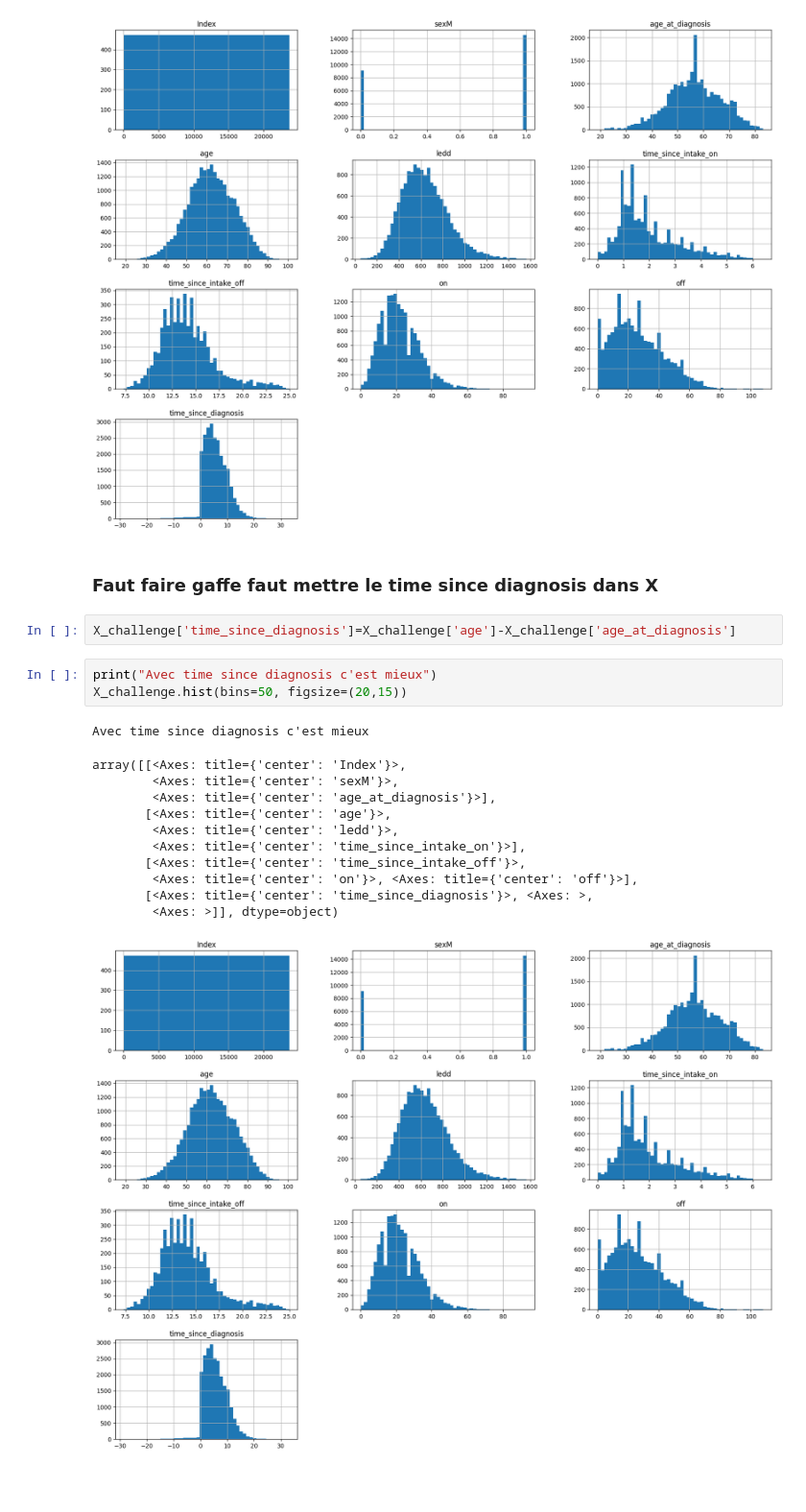
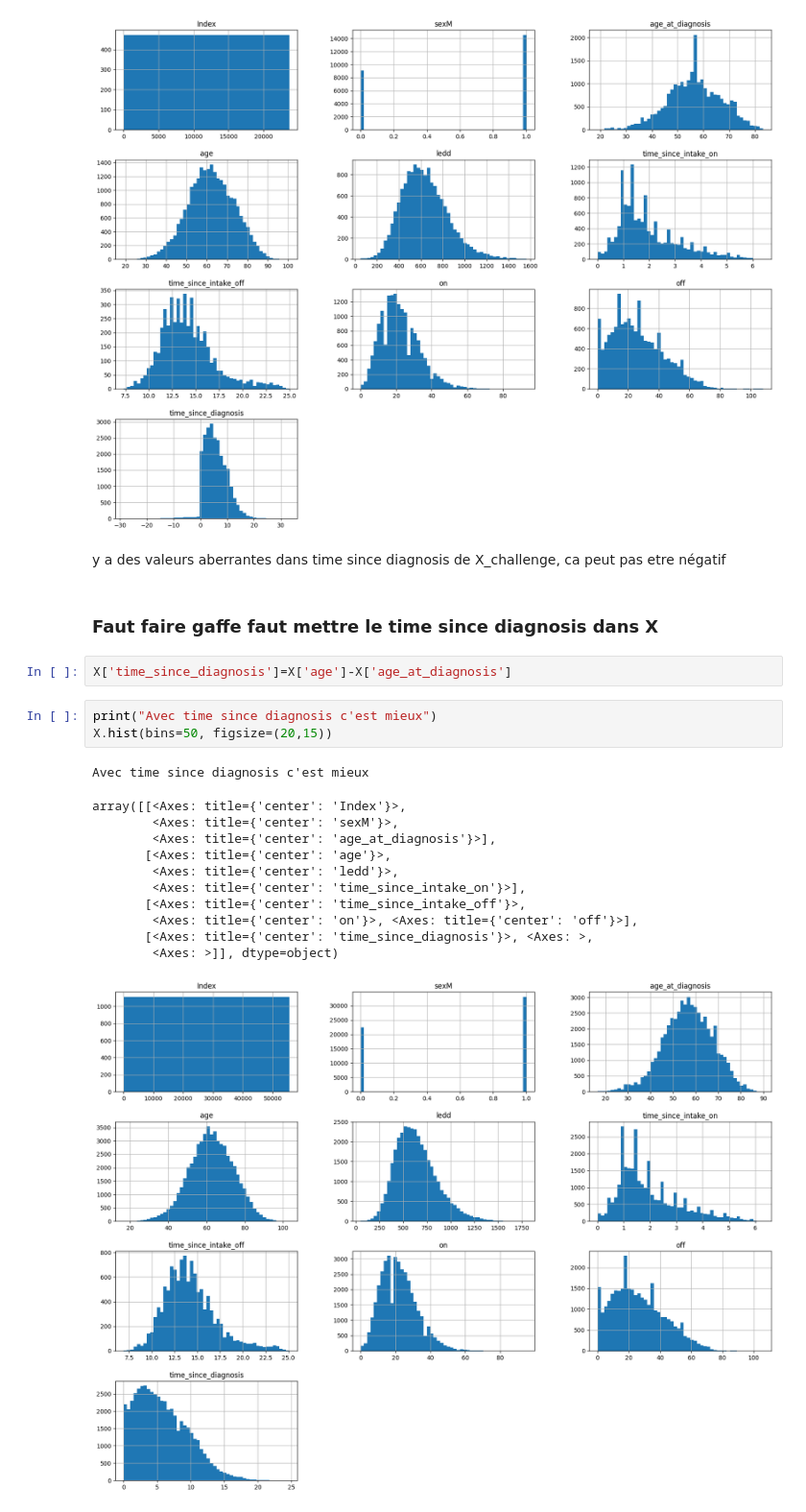
Before and after one commit to encoreunpseudo/ParkinsonScorePrediction, a Jupyter notebook: preprocess/analysedonnees.ipynb, the cells around one changed output. Shown at 96% size. Cells and saved outputs as stored; diff of their text form; blank space fills up the shorter version.

```diff
--- a/preprocess/analysedonnees.ipynb
+++ b/preprocess/analysedonnees.ipynb
@@ -95,23 +95,25 @@ plt.show()
 # %% [output]
 Distribution des données du challenge
 [figure]
+# %% [markdown]
+y a des valeurs aberrantes dans time since diagnosis de X_challenge, ca peut pas etre négatif
 # %% [markdown]
 ### Faut faire gaffe faut mettre le time since diagnosis dans X
 # %%
-X_challenge['time_since_diagnosis']=X_challenge['age']-X_challenge['age_at_diagnosis']
+X['time_since_diagnosis']=X['age']-X['age_at_diagnosis']
 # %%
 print("Avec time since diagnosis c'est mieux")
-X_challenge.hist(bins=50, figsize=(20,15))
+X.hist(bins=50, figsize=(20,15))
 # %% [output]
 Avec time since diagnosis c'est mieux
 array([[<Axes: title={'center': 'Index'}>,
         <Axes: title={'center': 'sexM'}>,
         <Axes: title={'center': 'age_at_diagnosis'}>],
        [<Axes: title={'center': 'age'}>,
         <Axes: title={'center': 'ledd'}>,
         <Axes: title={'center': 'time_since_intake_on'}>],
        [<Axes: title={'center': 'time_since_intake_off'}>,
         <Axes: title={'center': 'on'}>, <Axes: title={'center': 'off'}>],
        [<Axes: title={'center': 'time_since_diagnosis'}>, <Axes: >,
         <Axes: >]], dtype=object)
-[figure, old version]
+[figure, new version]
```
Also changed, not shown: parts of 2 cells of this notebook, 2 other files.
